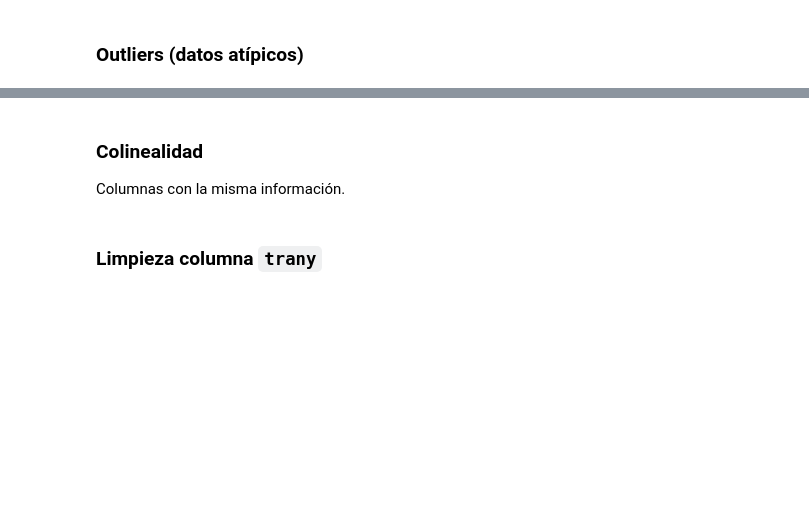
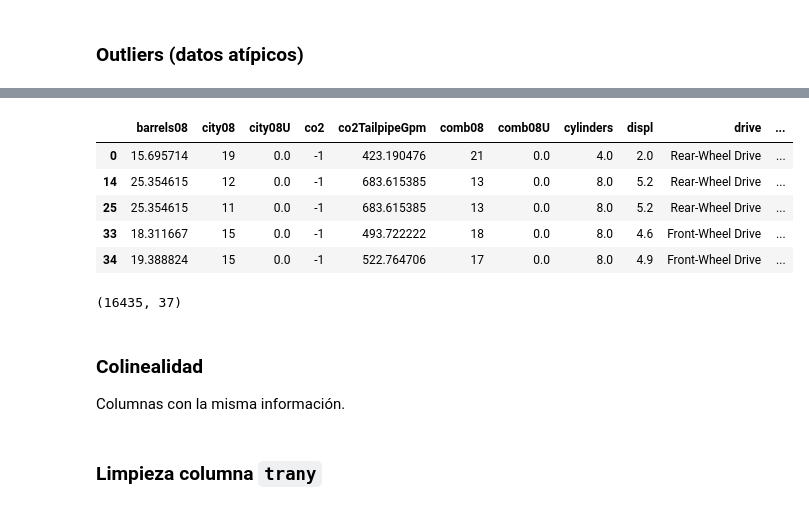
Before and after one commit to Ironhack-Data-Madrid-Abril-2021/Material_Clase, a Jupyter notebook: semana_2/2.2 - Data Cleaning .ipynb, the cells around one changed output, grey strips where cells are left out. Cells and saved outputs as stored; diff of their text form; code cells hidden in the pictures; blank space fills up the shorter version.

```diff
--- a/semana_2/2.2 - Data Cleaning .ipynb
+++ b/semana_2/2.2 - Data Cleaning .ipynb
@@ -31,3 +372,20 @@ Nos fijaremos en las columnas numéricas.
+# %%
+clean_index=[i for i in df.index if i not in outliers.index]
+# %%
+df=df.iloc[clean_index]
+# %%
+df.head()
+# %% [output]
+|  | barrels08 | city08 | city08U | co2 | co2TailpipeGpm | comb08 | comb08U | cylinders | displ | drive | ... |
+| 0 | 15.695714 | 19 | 0.0 | -1 | 423.190476 | 21 | 0.0 | 4.0 | 2.0 | Rear-Wheel Drive | ... |
+| 14 | 25.354615 | 12 | 0.0 | -1 | 683.615385 | 13 | 0.0 | 8.0 | 5.2 | Rear-Wheel Drive | ... |
+| 25 | 25.354615 | 11 | 0.0 | -1 | 683.615385 | 13 | 0.0 | 8.0 | 5.2 | Rear-Wheel Drive | ... |
+| 33 | 18.311667 | 15 | 0.0 | -1 | 493.722222 | 18 | 0.0 | 8.0 | 4.6 | Front-Wheel Drive | ... |
+| 34 | 19.388824 | 15 | 0.0 | -1 | 522.764706 | 17 | 0.0 | 8.0 | 4.9 | Front-Wheel Drive | ... |
+# %%
+df.shape
+# %% [output]
+(16435, 37)
 # %% [markdown]
 ### Colinealidad
 
```
Also changed, not shown: parts of 35 cells of this notebook.
